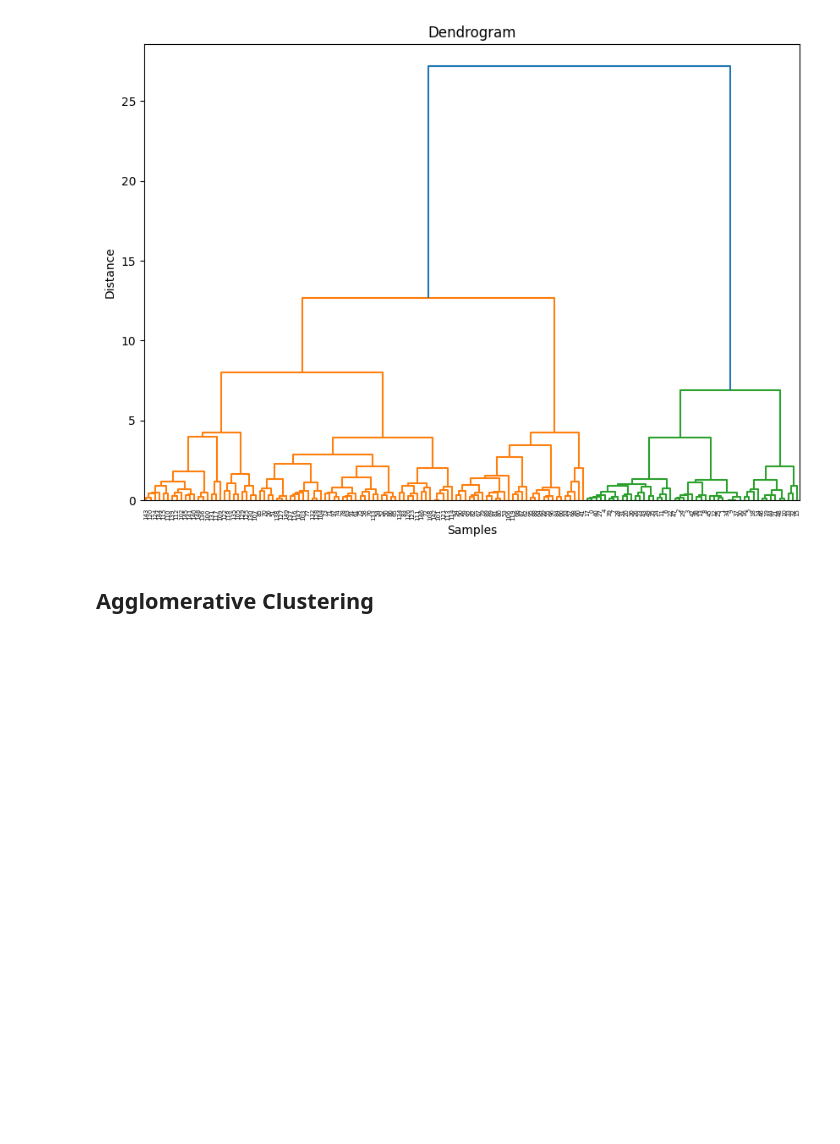
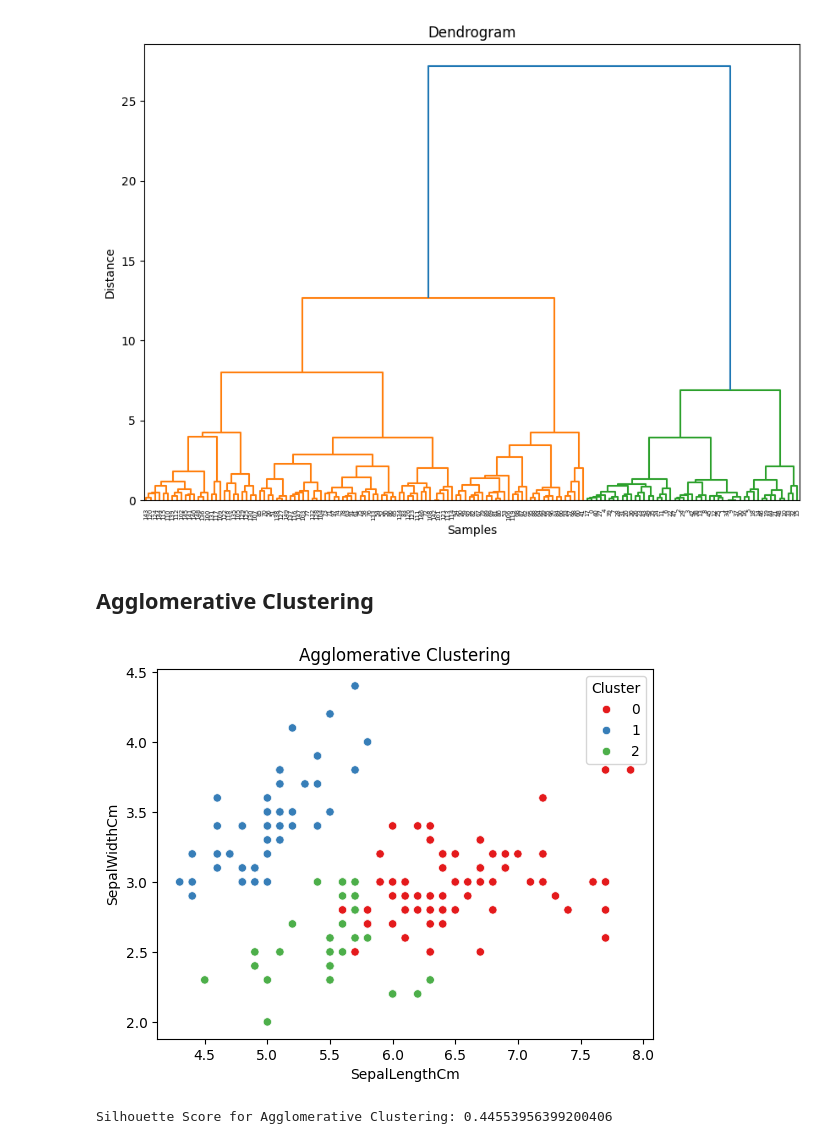
Before and after one commit to TETRAWasTaken/Machine-Learning, a Jupyter notebook: Unsupervised-Learning/AdvanceClustering/Hierarchical.ipynb, the cells around one changed output. Drawn from its saved outputs; the diff is of its cells as text; code cells hidden in the pictures; blank space fills up the shorter version.

Commit message:
Clustering - 2

```diff
--- a/Unsupervised-Learning/AdvanceClustering/Hierarchical.ipynb
+++ b/Unsupervised-Learning/AdvanceClustering/Hierarchical.ipynb
@@ -50,3 +50,18 @@ plt.show()
 [figure]
 # %% [markdown]
 ## Agglomerative Clustering
+# %%
+hc = AgglomerativeClustering(n_clusters=3, linkage="ward")
+y_hc = hc.fit_predict(X)
+
+data["Cluster"] = y_hc
+sns.scatterplot(x=data["SepalLengthCm"], y=data["SepalWidthCm"], hue=data["Cluster"], palette="Set1")
+plt.title("Agglomerative Clustering")
+plt.show()
+# %% [output]
+[figure, added]
+# %%
+hc_score = silhouette_score(X, y_hc)
+print(f"Silhouette Score for Agglomerative Clustering: {hc_score}")
+# %% [output]
+Silhouette Score for Agglomerative Clustering: 0.44553956399200406
```
Also changed, not shown: parts of 3 cells of this notebook.
